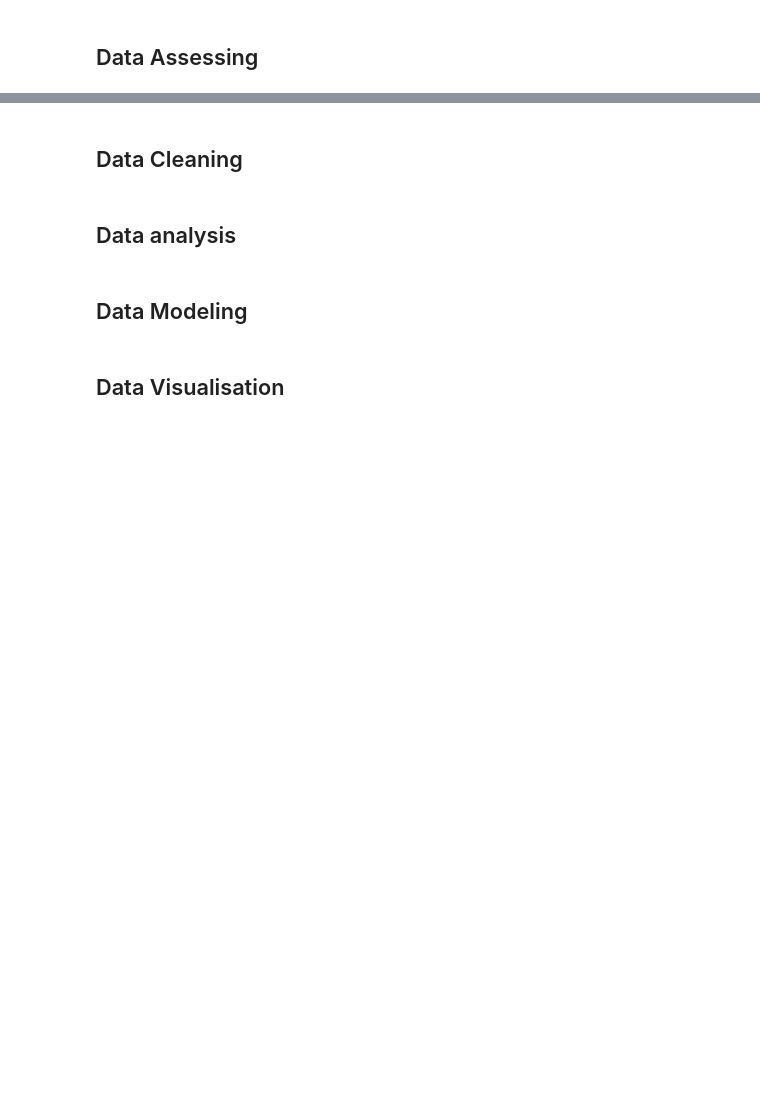
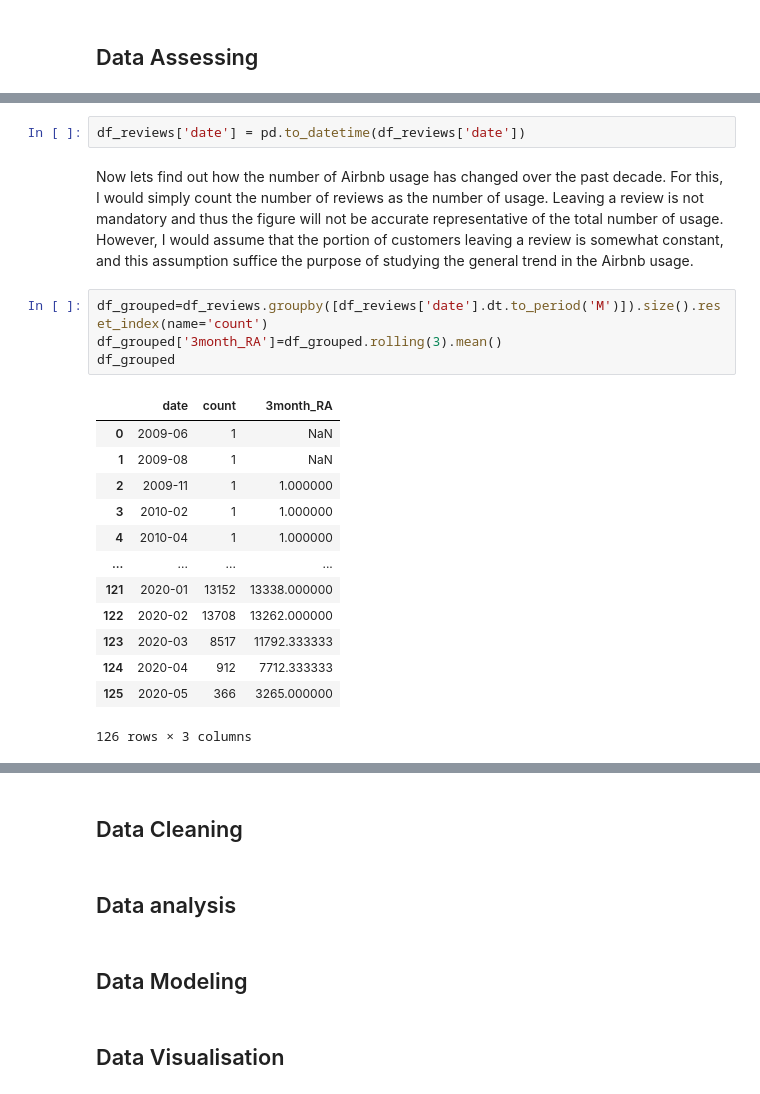
Before and after one commit to yuokamura/AirBnB_Berlin, a Jupyter notebook: Airbnb_Project.ipynb, the cells around one changed output, grey strips where cells are left out. Drawn from its saved outputs; the diff is of its cells as text; blank space fills up the shorter version.

```diff
--- a/Airbnb_Project.ipynb
+++ b/Airbnb_Project.ipynb
@@ -66,0 +60,22 @@ df_calender.date.max()
+# %%
+df_reviews['date'] = pd.to_datetime(df_reviews['date'])
+# %% [markdown]
+Now lets find out how the number of Airbnb usage has changed over the past decade.  For this, I would simply count the number of reviews as the number of usage.  Leaving a review is not mandatory and thus the figure will not be accurate representative of the total number of usage.  However, I would assume that the portion of customers leaving a review is somewhat constant, and this assumption suffice the purpose of studying the general trend in the Airbnb usage.
+# %%
+df_grouped=df_reviews.groupby([df_reviews['date'].dt.to_period('M')]).size().reset_index(name='count')
+df_grouped['3month_RA']=df_grouped.rolling(3).mean()
+df_grouped
+# %% [output]
+|  | date | count | 3month_RA |
+| 0 | 2009-06 | 1 | NaN |
+| 1 | 2009-08 | 1 | NaN |
+| 2 | 2009-11 | 1 | 1.000000 |
+| 3 | 2010-02 | 1 | 1.000000 |
+| 4 | 2010-04 | 1 | 1.000000 |
+| ... | ... | ... | ... |
+| 121 | 2020-01 | 13152 | 13338.000000 |
+| 122 | 2020-02 | 13708 | 13262.000000 |
+| 123 | 2020-03 | 8517 | 11792.333333 |
+| 124 | 2020-04 | 912 | 7712.333333 |
+| 125 | 2020-05 | 366 | 3265.000000 |
+126 rows × 3 columns
```
Also changed, not shown: parts of 15 cells of this notebook.
